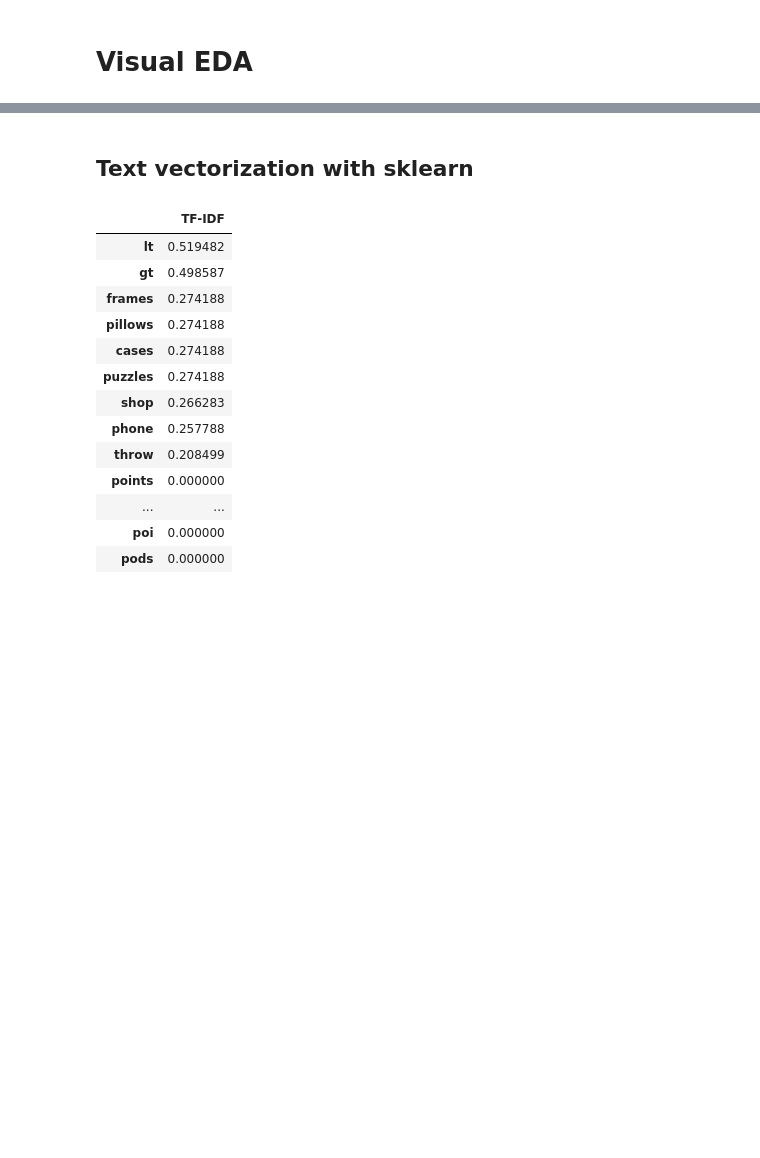
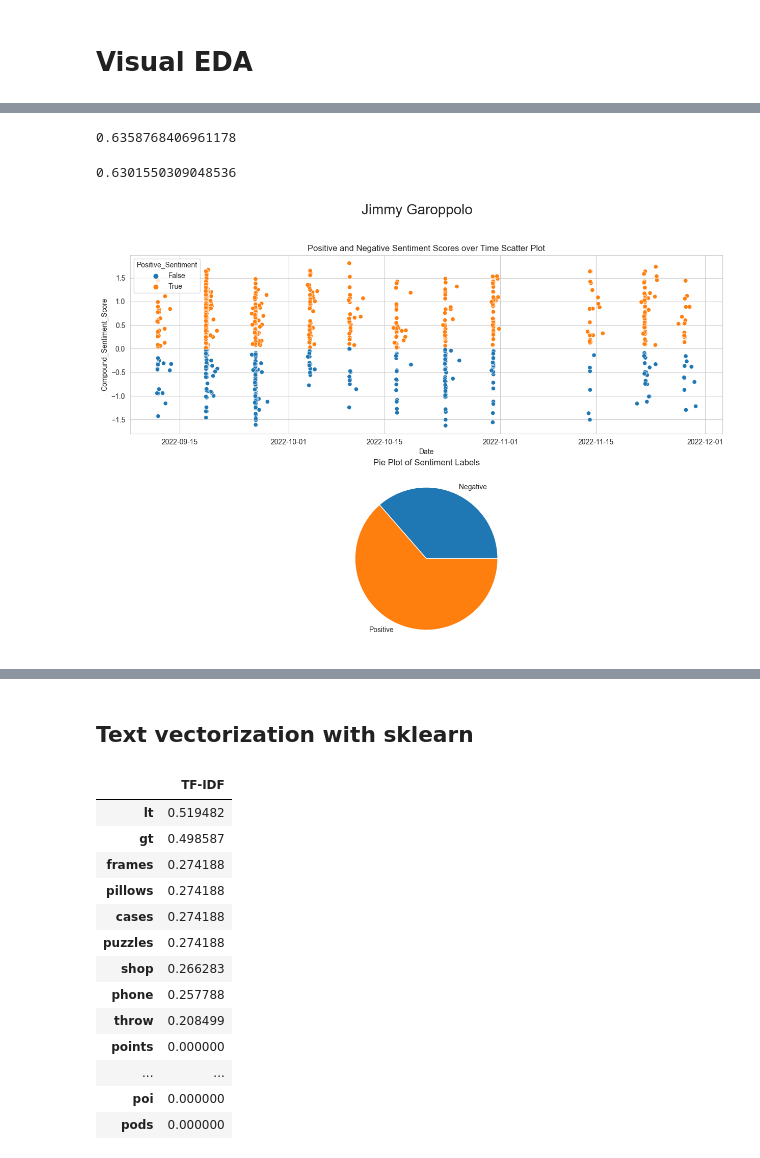
Before and after one commit to CAGeorge0418/CSCI4502_Project, a Jupyter notebook: Niners_Bears/EDA_Filtered_Niners_Bears.ipynb, the cells around one changed output, grey strips where cells are left out. Cells and saved outputs as stored; diff of their text form; code cells hidden in the pictures; blank space fills up the shorter version.

```diff
--- a/Niners_Bears/EDA_Filtered_Niners_Bears.ipynb
+++ b/Niners_Bears/EDA_Filtered_Niners_Bears.ipynb
@@ -434,7 +493,12 @@ df_jimmy.info()
 # %%
-users = df_jimmy.groupby(['User']).size().sort_values(ascending=False).head(5)
-l = list(users.index.values)
-df_jimmy = remove_users_from_df(df_jimmy,l)
-df_jimmy.info()
+df_jimmy.loc[(df_jimmy['Positive_Sentiment']) == True].shape[0]/df_jimmy.shape[0]
+# %% [output]
+0.6358768406961178
+# %%
+df_fields.loc[(df_fields['Positive_Sentiment']) == True].shape[0]/df_fields.shape[0]
+# %% [output]
+0.6301550309048536
 # %%
-make_scatter_and_pie_figure(df_jimmy,"test3")
+make_scatter_and_pie_figure(df_jimmy,"Jimmy Garoppolo")
+# %% [output]
+[figure, added]
```
Also changed, not shown: parts of 30 cells of this notebook, 3 other files.
